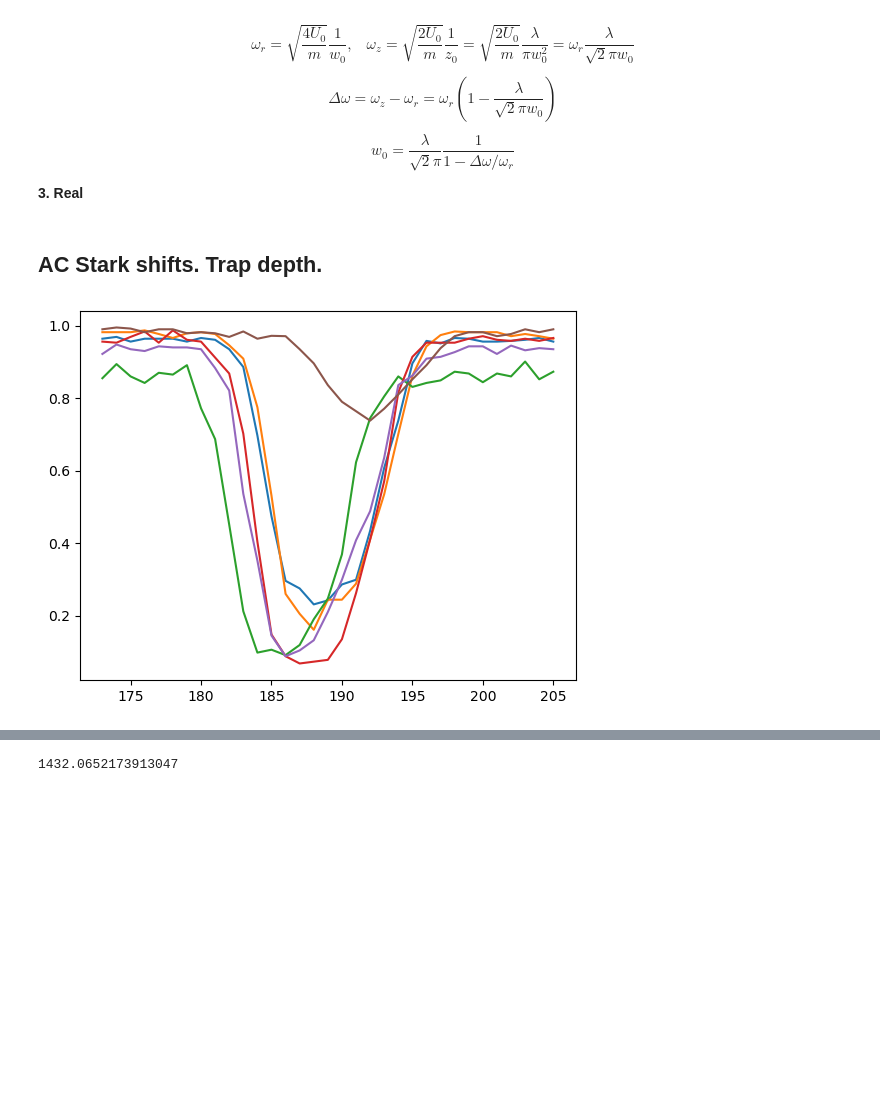
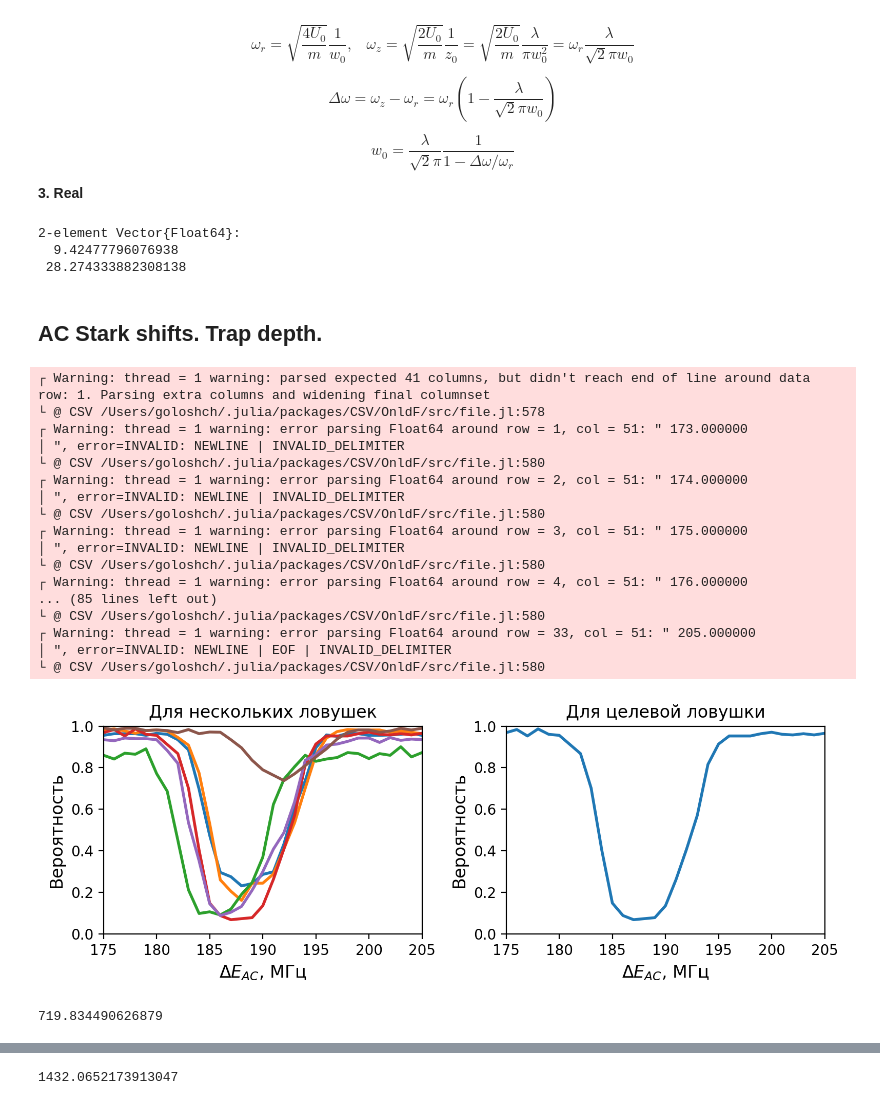
Before and after one commit to mgoloshchapov/ColdAtoms, a Jupyter notebook: notebooks/TrapParameters.ipynb, the cells around one changed output, grey strips where cells are left out. Saved outputs shown, nothing was run; the diff lists cells and outputs as text; code cells hidden in the pictures; blank space fills up the shorter version.

```diff
--- a/notebooks/TrapParameters.ipynb
+++ b/notebooks/TrapParameters.ipynb
@@ -49,25 +52,72 @@ using CSV
+# %%
+include("../params/default.jl")
+# %% [output]
+2-element Vector{Float64}:
+  9.42477796076938
+ 28.274333882308138
 # %% [markdown]
 ## AC Stark shifts. Trap depth.
 # %%
 filename_AC = "../data/2023_11_13_array_AC_Stark_shift.dat";
+linewidth=2;
+fontsize=12;
 
 df_AC = DataFrame(CSV.File(filename_AC, header=21, delim="  ", types=Float64))
 x = df_AC[1:end,2]
 y1 = df_AC[1:end, 6]
 y2 = df_AC[1:end, 14]
 y3 = df_AC[1:end, 22]
 y4 = df_AC[1:end, 30]
 y5 = df_AC[1:end, 38]
 y6 = df_AC[1:end, 46]
 
-figure()
-plot(x, y1)
-plot(x, y2)
-plot(x, y3)
-plot(x, y4)
-plot(x, y5)
-plot(x, y6)
+figure(figsize=(8,3), dpi=200)
+subplot(121)
+plot(x, y1, linewidth=linewidth)
+plot(x, y2, linewidth=linewidth)
+plot(x, y3, linewidth=linewidth)
+plot(x, y4, linewidth=linewidth)
+plot(x, y5, linewidth=linewidth)
+plot(x, y6, linewidth=linewidth)
+
+xlim(175.0, 205.0)
+ylim(0.0, 1.0)
+xlabel("\$ \\Delta E_{AC}\$, МГц", fontsize=fontsize)
+ylabel("Вероятность", fontsize=fontsize)
+title("Для нескольких ловушек")
+
+subplot(122)
+plot(x, y4, linewidth=linewidth)
+
+xlim(175.0, 205.0)
+ylim(0.0, 1.0)
+xlabel("\$ \\Delta E_{AC}\$, МГц", fontsize=fontsize)
+ylabel("Вероятность", fontsize=fontsize)
+title("Для целевой ловушки")
+
+tight_layout()
+
+savefig("/Users/goloshch/Desktop/Materials/QOTLabs/Деловое/Отчет_23/images/AC_Stark.png", dpi=300)
+savefig("/Users/goloshch/Desktop/Materials/QOTLabs/Деловое/Отчет_23/images/AC_Stark.pdf", dpi=300)
+savefig("/Users/goloshch/Desktop/Materials/QOTLabs/Деловое/Отчет_23/images/AC_Stark.svg", dpi=300)
 
 gcf()
 # %% [output]
+┌ Warning: thread = 1 warning: parsed expected 41 columns, but didn't reach end of line around data row: 1. Parsing extra columns and widening final columnset
+└ @ CSV /Users/goloshch/.julia/packages/CSV/OnldF/src/file.jl:578
+┌ Warning: thread = 1 warning: error parsing Float64 around row = 1, col = 51: " 173.000000
+│ ", error=INVALID: NEWLINE | INVALID_DELIMITER
+└ @ CSV /Users/goloshch/.julia/packages/CSV/OnldF/src/file.jl:580
+┌ Warning: thread = 1 warning: error parsing Float64 around row = 2, col = 51: " 174.000000
+│ ", error=INVALID: NEWLINE | INVALID_DELIMITER
+└ @ CSV /Users/goloshch/.julia/packages/CSV/OnldF/src/file.jl:580
+┌ Warning: thread = 1 warning: error parsing Float64 around row = 3, col = 51: " 175.000000
+│ ", error=INVALID: NEWLINE | INVALID_DELIMITER
+└ @ CSV /Users/goloshch/.julia/packages/CSV/OnldF/src/file.jl:580
+┌ Warning: thread = 1 warning: error parsing Float64 around row = 4, col = 51: " 176.000000
+... (85 lines left out)
+└ @ CSV /Users/goloshch/.julia/packages/CSV/OnldF/src/file.jl:580
+┌ Warning: thread = 1 warning: error parsing Float64 around row = 33, col = 51: " 205.000000
+│ ", error=INVALID: NEWLINE | EOF | INVALID_DELIMITER
+└ @ CSV /Users/goloshch/.julia/packages/CSV/OnldF/src/file.jl:580
-[figure, old version]
+[figure, new version]
@@ -73,0 +128,4 @@ gcf()
+# %%
+(1.054 * 10^(-34) * 2*π * 15 * 10^6) / (1.38 * 10^(-23)) / 10^(-6)
+# %% [output]
+719.834490626879
```
Also changed, not shown: parts of 15 cells of this notebook, 26 other files.
